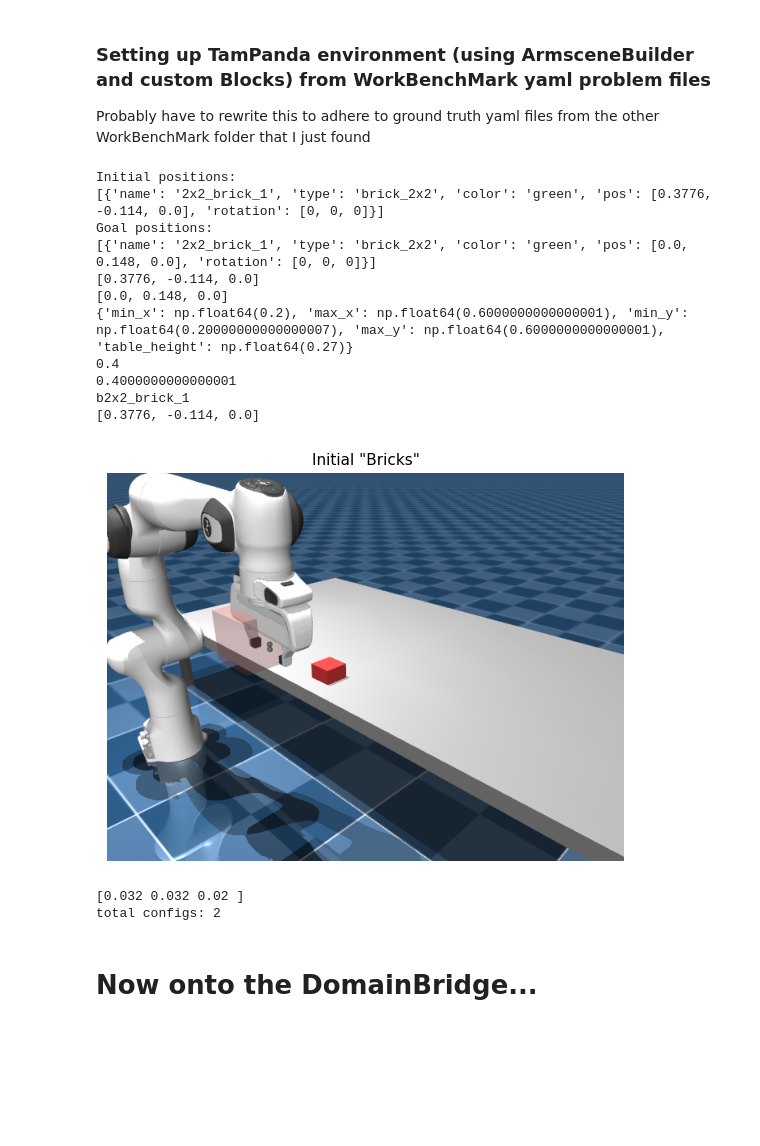
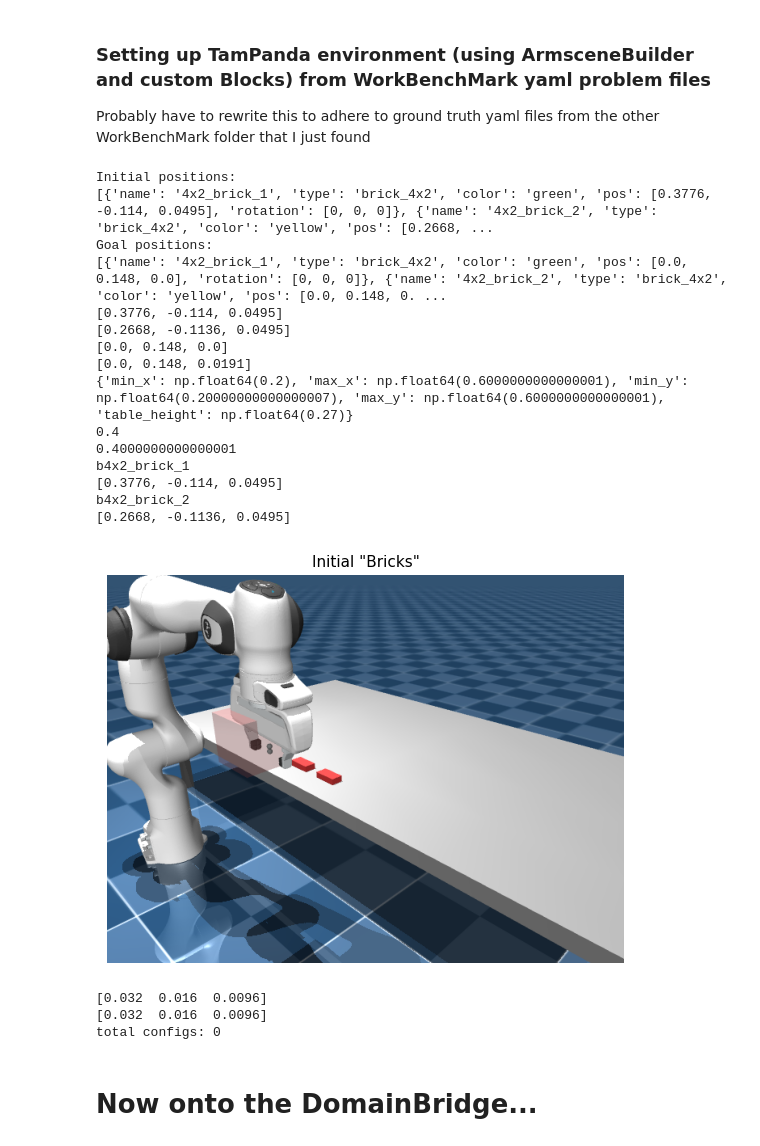
Before and after one commit to maxazv/lego-workbenchmark, a Jupyter notebook: src/assembly_blocks.ipynb, the cells around one changed output. Drawn from its saved outputs; the diff is of its cells as text; code cells hidden in the pictures; blank space fills up the shorter version.

```diff
--- a/src/assembly_blocks.ipynb
+++ b/src/assembly_blocks.ipynb
@@ -87,14 +87,14 @@ Probably have to rewrite this to adhere to ground truth yaml files from the othe
 LOCATIONS: Dict[str, Dict] = {}
 # %%
 
-with open('dataset/ground_truth/tier1/task_000.yaml', 'r') as file:
+with open('dataset/ground_truth/tier1/task_001.yaml', 'r') as file:
     yaml_content = file.read()
 
 
 product_data = yaml.safe_load(yaml_content)
 initial_blocks_info = product_data.get('initial_blocks', [])
 
-with open('dataset/benchmark_tasks/tier1/task_000.yaml', 'r') as file:
+with open('dataset/benchmark_tasks/tier1/task_001.yaml', 'r') as file:
     yaml_content = file.read()
 
 
@@ -181,43 +181,48 @@ for loc in LOCATIONS.values():
     loc["max_x"]
     loc["min_y"] += table_center_y
     loc["max_y"] += table_center_y
 
 
 if len(initial_blocks_info) > 0:
     first_block_name = initial_blocks_info[0]['name']
     BLOCK_HALF = env.get_object_half_size(first_block_name)
 
     for i, brick in enumerate(initial_blocks_info):
         block_name = brick['name']
         print(block_name)
         print(brick['pos'])
         init_x = brick['pos'][0]
         init_y = table_center_y + brick['pos'][1]
-        init_z = table_height + brick['pos'][2] + 0.05
+        half_z = env.get_object_half_size(block_name)[2]
+        init_z = table_height + half_z + 0.001
 
         env.set_object_pose(block_name, np.array([init_x, init_y, init_z]))
 
 env.reset_velocities()
 env.forward()
 env.rest(0.5)
 
 show_scene(env, "Initial \"Bricks\"")
 # %% [output]
 Initial positions:
-[{'name': '2x2_brick_1', 'type': 'brick_2x2', 'color': 'green', 'pos': [0.3776, -0.114, 0.0], 'rotation': [0, 0, 0]}]
+[{'name': '4x2_brick_1', 'type': 'brick_4x2', 'color': 'green', 'pos': [0.3776, -0.114, 0.0495], 'rotation': [0, 0, 0]}, {'name': '4x2_brick_2', 'type': 'brick_4x2', 'color': 'yellow', 'pos': [0.2668, ...
 Goal positions:
-[{'name': '2x2_brick_1', 'type': 'brick_2x2', 'color': 'green', 'pos': [0.0, 0.148, 0.0], 'rotation': [0, 0, 0]}]
-[0.3776, -0.114, 0.0]
+[{'name': '4x2_brick_1', 'type': 'brick_4x2', 'color': 'green', 'pos': [0.0, 0.148, 0.0], 'rotation': [0, 0, 0]}, {'name': '4x2_brick_2', 'type': 'brick_4x2', 'color': 'yellow', 'pos': [0.0, 0.148, 0. ...
+[0.3776, -0.114, 0.0495]
+[0.2668, -0.1136, 0.0495]
 [0.0, 0.148, 0.0]
+[0.0, 0.148, 0.0191]
 {'min_x': np.float64(0.2), 'max_x': np.float64(0.6000000000000001), 'min_y': np.float64(0.20000000000000007), 'max_y': np.float64(0.6000000000000001), 'table_height': np.float64(0.27)}
 0.4
 0.4000000000000001
-b2x2_brick_1
-[0.3776, -0.114, 0.0]
+b4x2_brick_1
+[0.3776, -0.114, 0.0495]
+b4x2_brick_2
+[0.2668, -0.1136, 0.0495]
-[figure, old version]
+[figure, new version]
 # %%
 # ── Task 3: generate grasp configurations ─────────────────────────────────────
-grasp_planner = GraspPlanner(table_z=table_height)
+grasp_planner = GraspPlanner(table_z=table_height, table_clearance=0.004)
 GRASP_CONFIGS: Dict[str, Dict] = {}
 # TODO: for each block, generate candidates and store them as cfg_{block}_{i}.
 for block in BLOCKS:
@@ -232,8 +237,9 @@ for block in BLOCKS:
 
 print("total configs:", len(GRASP_CONFIGS))
 # %% [output]
-[0.032 0.032 0.02 ]
-total configs: 2
+[0.032  0.016  0.0096]
+[0.032  0.016  0.0096]
+total configs: 0
 # %%
 # ── Task 4.0: implement the gripper-corridor test ────────────────────────────
 CLEAR, ALIGN = 0.10, 0.045     # finger-corridor length / lateral tolerance (m)
```
Also changed, not shown: parts of 3 cells of this notebook, 2 other files.
